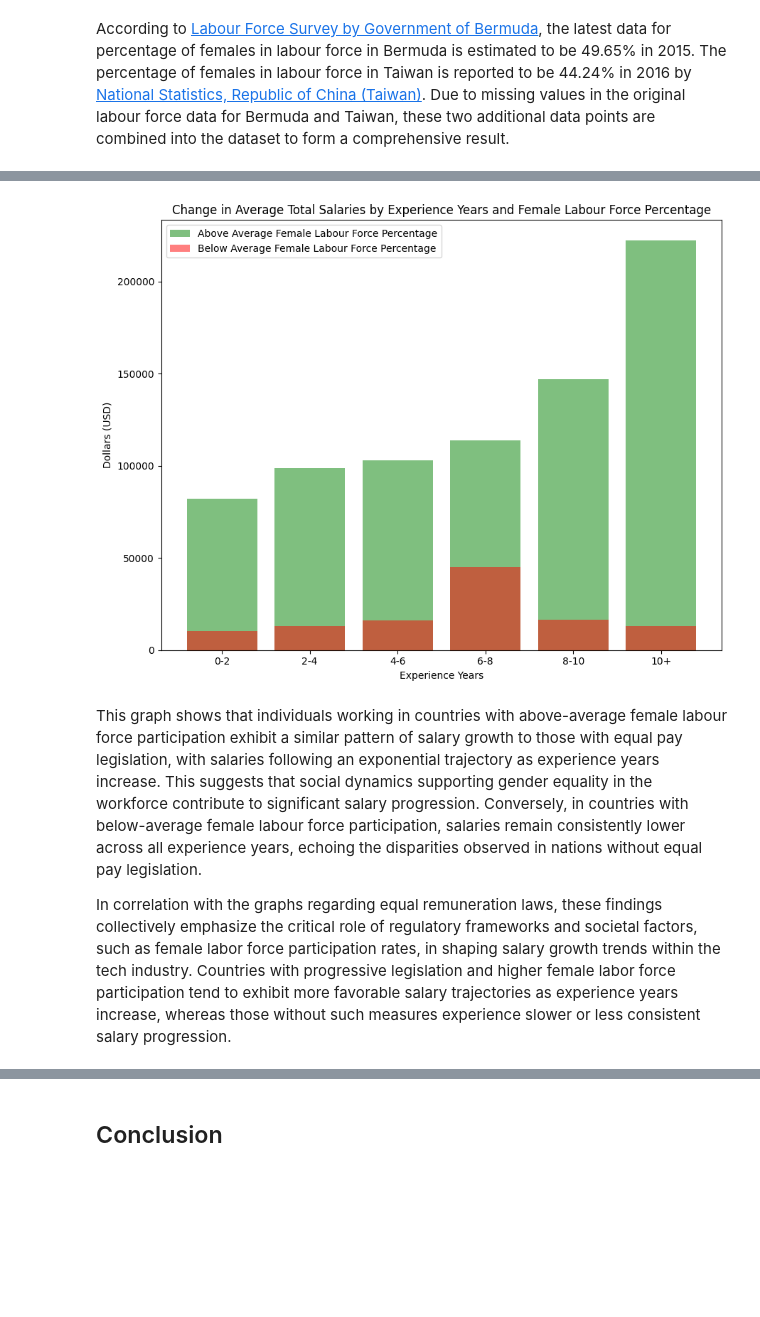
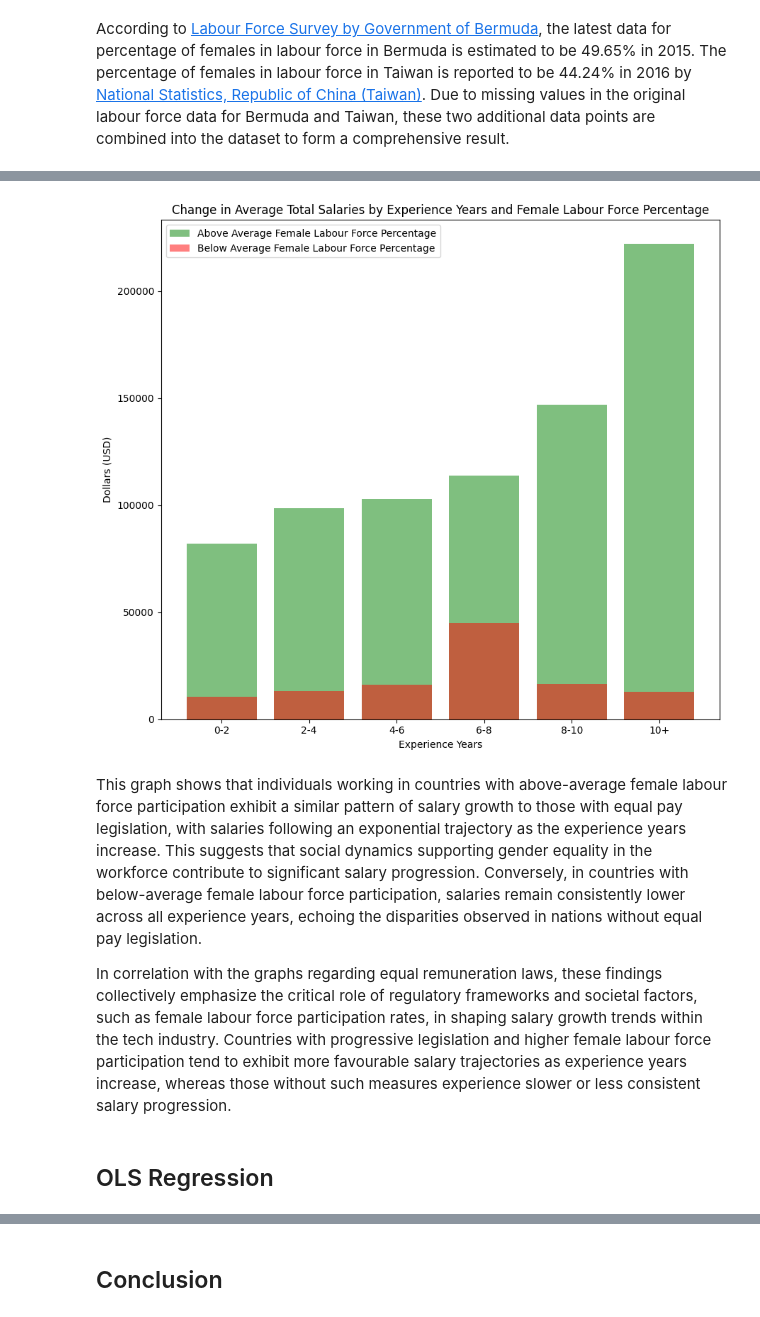
Before and after one commit to ECO225-W2024/project-one-code-macy-chen, a Jupyter notebook: Analyzing Tech Salaries: Investigating the Influence of Experience.ipynb, the cells around one changed output, grey strips where cells are left out. Drawn from its saved outputs; the diff is of its cells as text; code cells hidden in the pictures; blank space fills up the shorter version.

```diff
--- a/Analyzing Tech Salaries: Investigating the Influence of Experience.ipynb
+++ b/Analyzing Tech Salaries: Investigating the Influence of Experience.ipynb
@@ -644,34 +685,36 @@ Therefore, the findings regarding the relationship between female labor force pe
 # %%
 lf_df = main_df.copy()
 
 average_lf_rate = lf_df['female_labour_force'].mean()
 lf_df['above_average'] = lf_df['female_labour_force'] > average_lf_rate
 
 lf_df['experience_group'] = pd.cut(lf_df['total_experience_years'], bins=[0, 2, 4, 6, 8, 10, float('inf')], labels=['0-2', '2-4', '4-6', '6-8', '8-10', '10+'])
 lfgrouped_df = lf_df.groupby(['above_average', 'experience_group'], observed=True)['total_salary'].mean().reset_index()
 
 lf_above_df = lfgrouped_df[lfgrouped_df['above_average'] == True]
 lf_below_df = lfgrouped_df[lfgrouped_df['above_average'] == False]
 
 # Plot
-fig, ax = plt.subplots(figsize=(9, 7))
+fig, ax = plt.subplots(figsize=(9, 8))
 
 # Plot data for countries with equal_remuneration_law
 ax.bar(lf_above_df['experience_group'], lf_above_df['total_salary'], color='green', label='Above Average Female Labour Force Percentage', alpha=0.5)
 # Plot data for countries without equal_remuneration_law, adjust position to avoid overlap
 ax.bar(lf_below_df['experience_group'], lf_below_df['total_salary'], color='red', label='Below Average Female Labour Force Percentage', alpha=0.5)
 
 ax.set_title('Change in Average Total Salaries by Experience Years and Female Labour Force Percentage')
 ax.set_xlabel('Experience Years')
 ax.set_ylabel('Dollars (USD)')
 ax.legend()
 ax.tick_params(axis='x', rotation=0)
 
 plt.tight_layout()
 plt.show()
 # %% [output]
-[figure, old version]
+[figure, new version]
 # %% [markdown]
-This graph shows that individuals working in countries with above-average female labour force participation exhibit a similar pattern of salary growth to those with equal pay legislation, with salaries following an exponential trajectory as experience years increase. This suggests that social dynamics supporting gender equality in the workforce contribute to significant salary progression. Conversely, in countries with below-average female labour force participation, salaries remain consistently lower across all experience years, echoing the disparities observed in nations without equal pay legislation.
+This graph shows that individuals working in countries with above-average female labour force participation exhibit a similar pattern of salary growth to those with equal pay legislation, with salaries following an exponential trajectory as the experience years increase. This suggests that social dynamics supporting gender equality in the workforce contribute to significant salary progression. Conversely, in countries with below-average female labour force participation, salaries remain consistently lower across all experience years, echoing the disparities observed in nations without equal pay legislation.
 
-In correlation with the graphs regarding equal remuneration laws, these findings collectively emphasize the critical role of regulatory frameworks and societal factors, such as female labor force participation rates, in shaping salary growth trends within the tech industry. Countries with progressive legislation and higher female labor force participation tend to exhibit more favorable salary trajectories as experience years increase, whereas those without such measures experience slower or less consistent salary progression.
+In correlation with the graphs regarding equal remuneration laws, these findings collectively emphasize the critical role of regulatory frameworks and societal factors, such as female labour force participation rates, in shaping salary growth trends within the tech industry. Countries with progressive legislation and higher female labour force participation tend to exhibit more favourable salary trajectories as experience years increase, whereas those without such measures experience slower or less consistent salary progression.
+# %% [markdown]
+## OLS Regression
```
Also changed, not shown: parts of 68 cells of this notebook, 1 other file.
